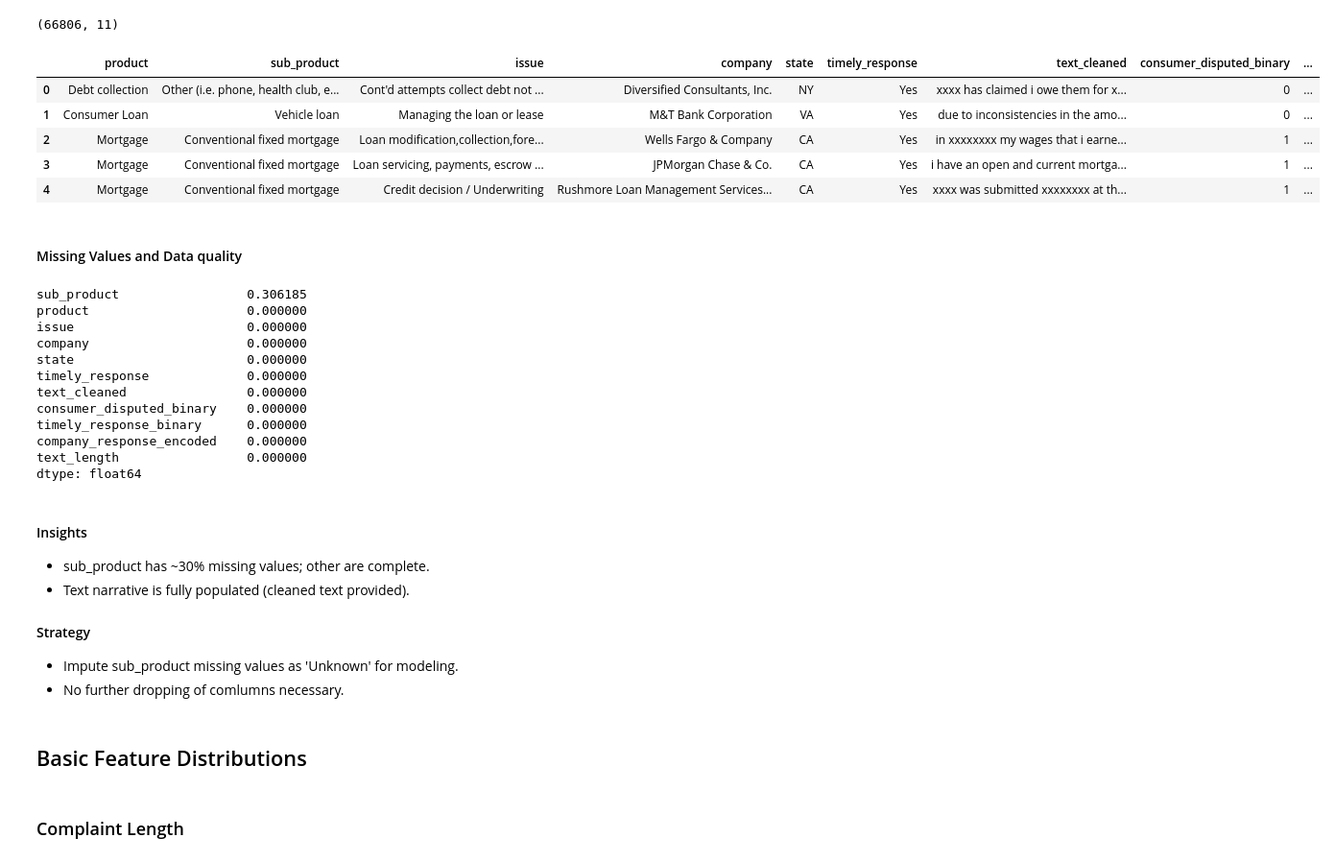
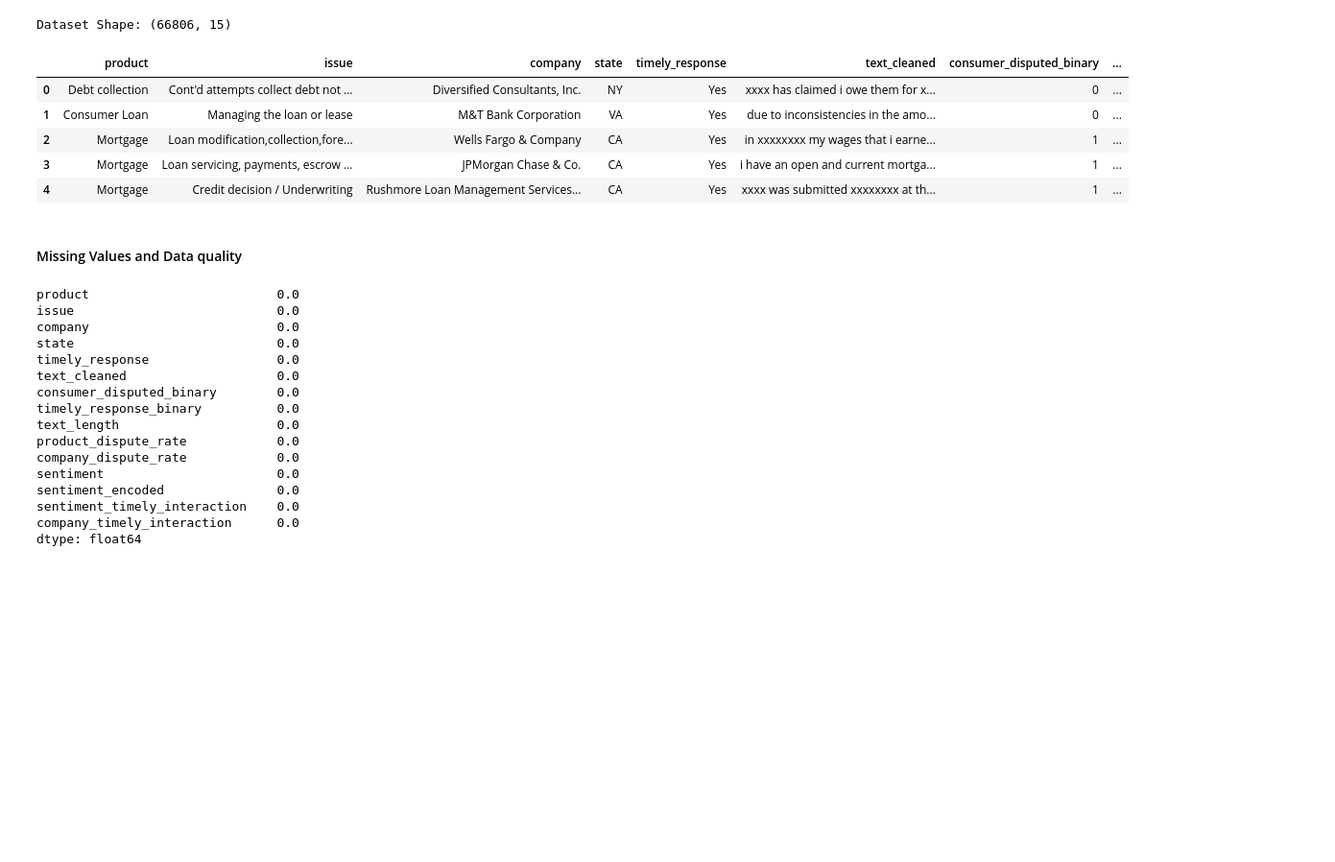
Before and after one commit to deeason7/cfpb_, a Jupyter notebook: notebooks/03_eda.ipynb, the cells around one changed output. Shown at 96% size. Drawn from its saved outputs; the diff is of its cells as text; code cells hidden in the pictures; blank space fills up the shorter version.

```diff
--- a/notebooks/03_eda.ipynb
+++ b/notebooks/03_eda.ipynb
@@ -10,16 +12,17 @@ sns.set(style = "whitegrid")
 # %%
-#Load cleaned and transformed dataset
-df = pd.read_csv("../data/processed/clean_consumer_complaints.csv", low_memory = False)
-print(df.shape)
+# Load Cleaned and Preprocessed Data
+data_path = "../data/processed/clean_consumer_complaints.csv"
+df = pd.read_csv(data_path, low_memory = False)
+print(f"Dataset Shape: {df.shape}")
 df.head()
 # %% [output]
-(66806, 11)
+Dataset Shape: (66806, 15)
-|  | product | sub_product | issue | company | state | timely_response | text_cleaned | consumer_disputed_binary | ... |
-| 0 | Debt collection | Other (i.e. phone, health club, e... | Cont'd attempts collect debt not ... | Diversified Consultants, Inc. | NY | Yes | xxxx has claimed i owe them for x... | 0 | ... |
-| 1 | Consumer Loan | Vehicle loan | Managing the loan or lease | M&T Bank Corporation | VA | Yes | due to inconsistencies in the amo... | 0 | ... |
-| 2 | Mortgage | Conventional fixed mortgage | Loan modification,collection,fore... | Wells Fargo & Company | CA | Yes | in xxxxxxxx my wages that i earne... | 1 | ... |
-| 3 | Mortgage | Conventional fixed mortgage | Loan servicing, payments, escrow ... | JPMorgan Chase & Co. | CA | Yes | i have an open and current mortga... | 1 | ... |
-| 4 | Mortgage | Conventional fixed mortgage | Credit decision / Underwriting | Rushmore Loan Management Services... | CA | Yes | xxxx was submitted xxxxxxxx at th... | 1 | ... |
+|  | product | issue | company | state | timely_response | text_cleaned | consumer_disputed_binary | ... |
+| 0 | Debt collection | Cont'd attempts collect debt not ... | Diversified Consultants, Inc. | NY | Yes | xxxx has claimed i owe them for x... | 0 | ... |
+| 1 | Consumer Loan | Managing the loan or lease | M&T Bank Corporation | VA | Yes | due to inconsistencies in the amo... | 0 | ... |
+| 2 | Mortgage | Loan modification,collection,fore... | Wells Fargo & Company | CA | Yes | in xxxxxxxx my wages that i earne... | 1 | ... |
+| 3 | Mortgage | Loan servicing, payments, escrow ... | JPMorgan Chase & Co. | CA | Yes | i have an open and current mortga... | 1 | ... |
+| 4 | Mortgage | Credit decision / Underwriting | Rushmore Loan Management Services... | CA | Yes | xxxx was submitted xxxxxxxx at th... | 1 | ... |
 # %% [markdown]
 #### Missing Values and Data quality
 # %%
@@ -27,26 +30,19 @@ df.head()
 missing_pct = df.isnull().mean().sort_values(ascending=False)
 missing_pct
 # %% [output]
-sub_product                 0.306185
-product                     0.000000
-issue                       0.000000
-company                     0.000000
-state                       0.000000
-timely_response             0.000000
-text_cleaned                0.000000
-consumer_disputed_binary    0.000000
-timely_response_binary      0.000000
-company_response_encoded    0.000000
-text_length                 0.000000
+product                         0.0
+issue                           0.0
+company                         0.0
+state                           0.0
+timely_response                 0.0
+text_cleaned                    0.0
+consumer_disputed_binary        0.0
+timely_response_binary          0.0
+text_length                     0.0
+product_dispute_rate            0.0
+company_dispute_rate            0.0
+sentiment                       0.0
+sentiment_encoded               0.0
+sentiment_timely_interaction    0.0
+company_timely_interaction      0.0
 dtype: float64
-# %% [markdown]
-#### Insights
-* sub_product has ~30% missing values; other are complete.
-* Text narrative is fully populated (cleaned text provided).
-#### Strategy
-* Impute sub_product missing values as 'Unknown' for modeling.
-* No further dropping of comlumns necessary.
-# %% [markdown]
-## Basic Feature Distributions
-# %% [markdown]
-### Complaint Length
```
Also changed, not shown: parts of 67 cells of this notebook, 14 other files.
